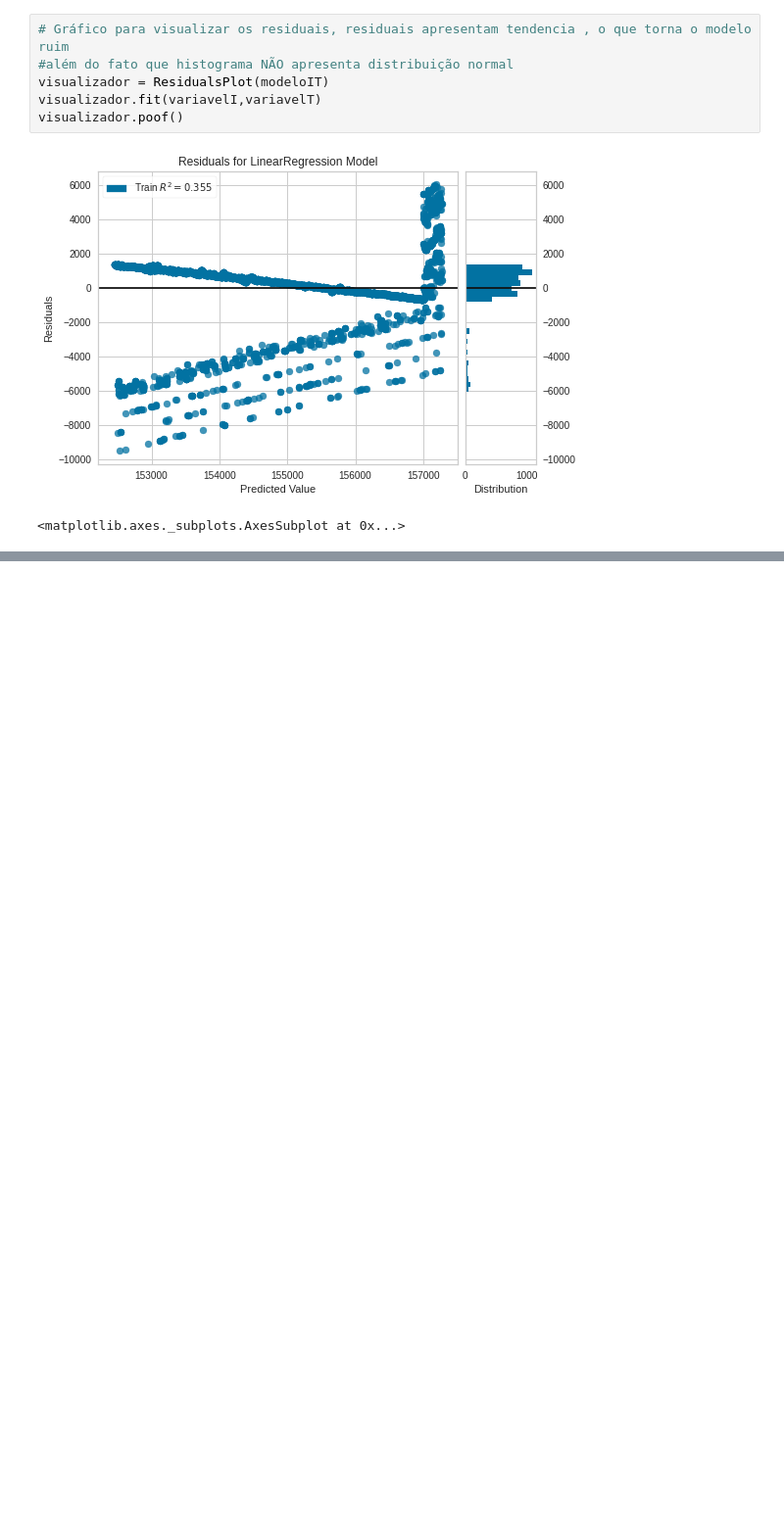
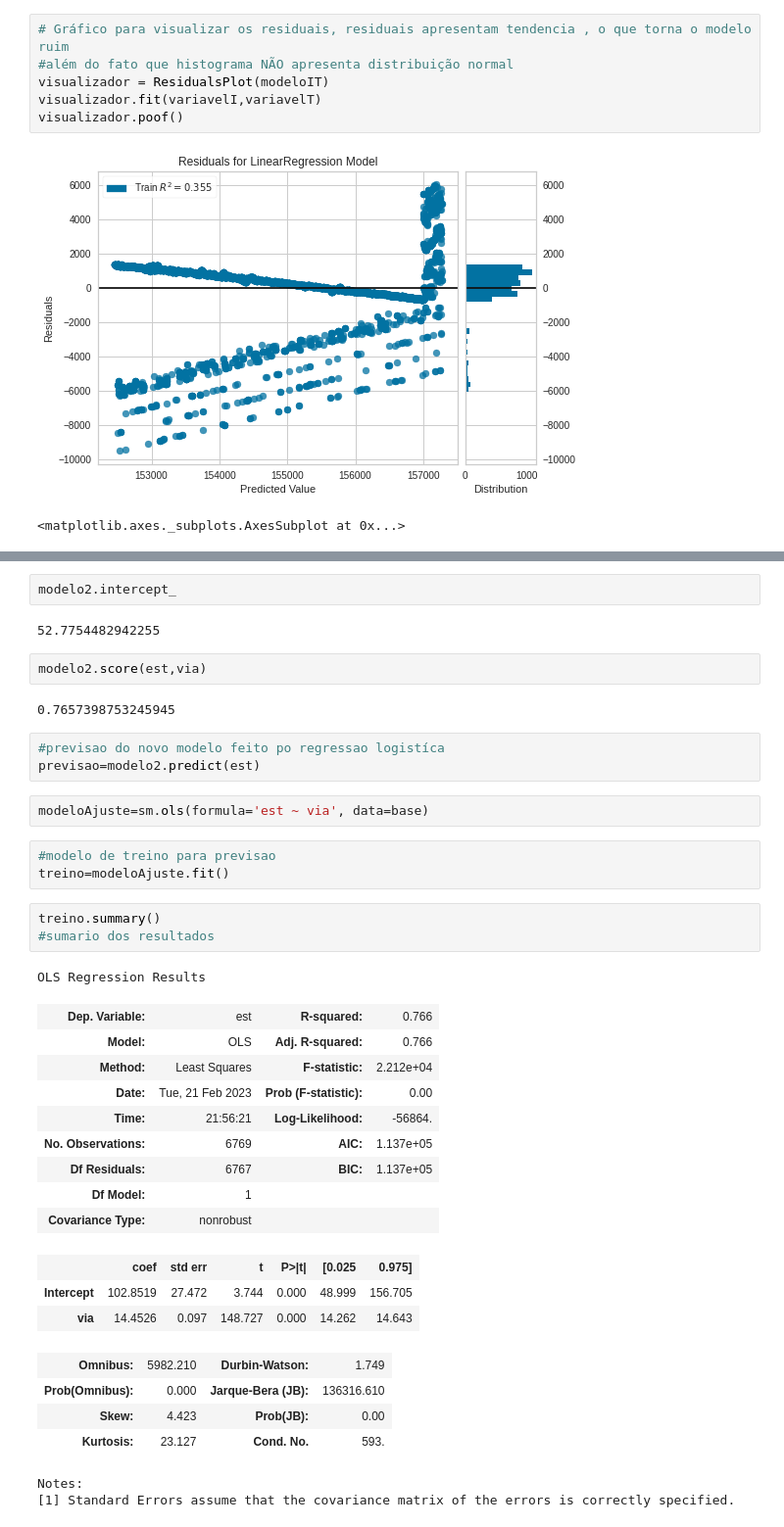
Before and after one commit to WandersonGustavo/Imersao_Alura, a Jupyter notebook: dnit_dados.ipynb, the cells around one changed output, grey strips where cells are left out. Shown: that part at 98% size. Saved outputs shown, nothing was run; the diff lists cells and outputs as text; blank space fills up the shorter version.

```diff
--- a/dnit_dados.ipynb
+++ b/dnit_dados.ipynb
@@ -174,0 +188,39 @@ visualizador.poof()
+# %%
+modelo2.intercept_
+# %% [output]
+52.7754482942255
+# %%
+modelo2.score(est,via)
+# %% [output]
+0.7657398753245945
+# %%
+#previsao do novo modelo feito po regressao logistíca
+previsao=modelo2.predict(est)
+# %%
+modeloAjuste=sm.ols(formula='est ~ via', data=base)
+# %%
+#modelo de treino para previsao
+treino=modeloAjuste.fit()
+# %%
+treino.summary()
+#sumario dos resultados
+# %% [output]
+OLS Regression Results
+| Dep. Variable: | est | R-squared: | 0.766 |
+| Model: | OLS | Adj. R-squared: | 0.766 |
+| Method: | Least Squares | F-statistic: | 2.212e+04 |
+| Date: | Tue, 21 Feb 2023 | Prob (F-statistic): | 0.00 |
+| Time: | 21:56:21 | Log-Likelihood: | -56864. |
+| No. Observations: | 6769 | AIC: | 1.137e+05 |
+| Df Residuals: | 6767 | BIC: | 1.137e+05 |
+| Df Model: | 1 |  |  |
+| Covariance Type: | nonrobust |  |  |
+|  | coef | std err | t | P>|t| | [0.025 | 0.975] |
+| Intercept | 102.8519 | 27.472 | 3.744 | 0.000 | 48.999 | 156.705 |
+| via | 14.4526 | 0.097 | 148.727 | 0.000 | 14.262 | 14.643 |
+| Omnibus: | 5982.210 | Durbin-Watson: | 1.749 |
+| Prob(Omnibus): | 0.000 | Jarque-Bera (JB): | 136316.610 |
+| Skew: | 4.423 | Prob(JB): | 0.00 |
+| Kurtosis: | 23.127 | Cond. No. | 593. |
+Notes:
+[1] Standard Errors assume that the covariance matrix of the errors is correctly specified.
```
Also changed, not shown: parts of 8 cells of this notebook.
